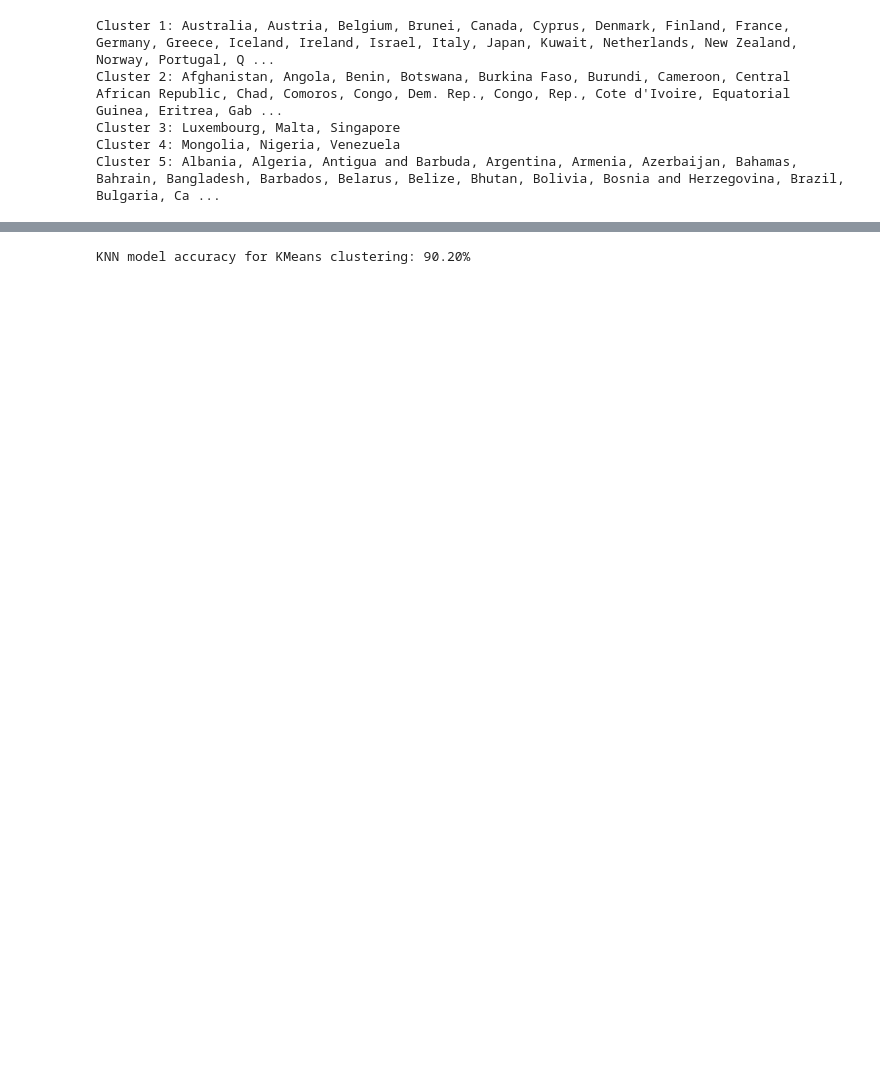
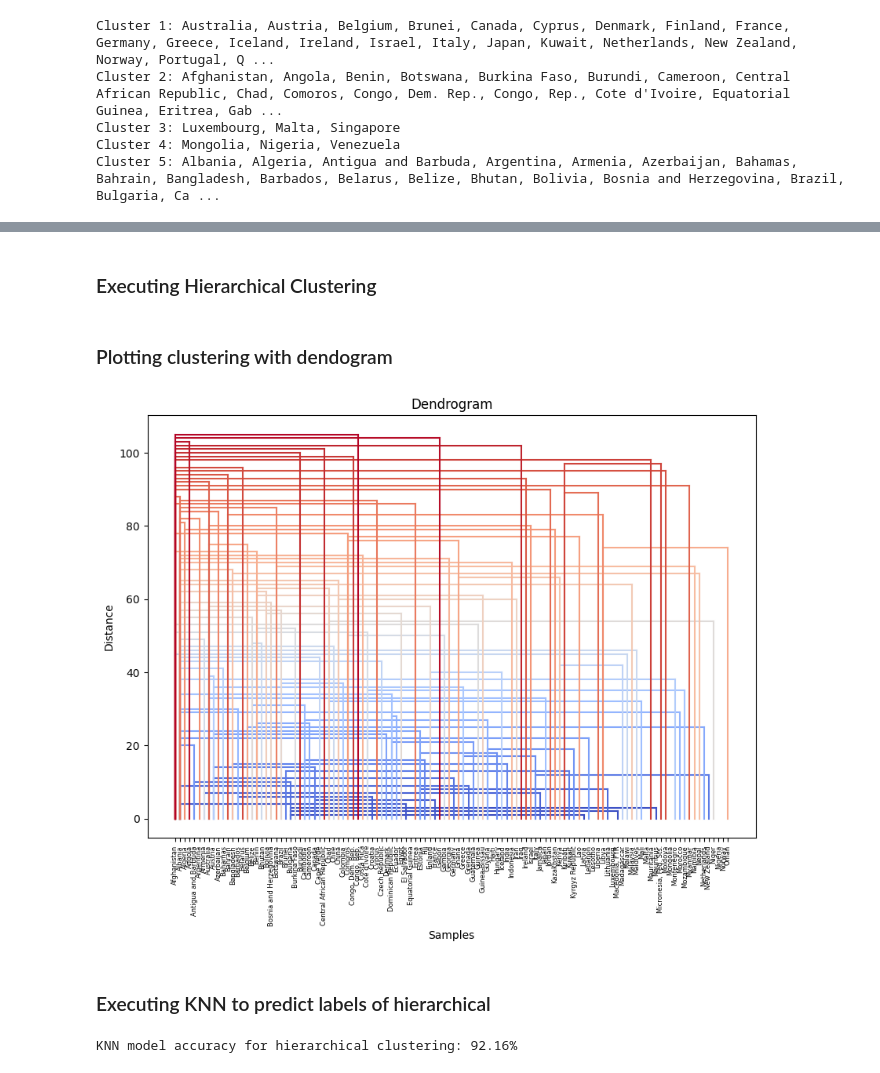
Before and after one commit to hexager/Clustering, a Jupyter notebook: ClusteringPlus.ipynb, the cells around one changed output, grey strips where cells are left out. Saved outputs shown, nothing was run; the diff lists cells and outputs as text; code cells hidden in the pictures; blank space fills up the shorter version.

```diff
--- a/ClusteringPlus.ipynb
+++ b/ClusteringPlus.ipynb
@@ -149,0 +338,11 @@ Cluster 5: Albania, Algeria, Antigua and Barbuda, Argentina, Armenia, Azerbaijan
+# %% [markdown]
+### Executing Hierarchical Clustering
+# %%
+hierarchical_clusterer = HierarchicalClustering(linkage='single', distance_threshold=2)
+linkage_history = hierarchical_clusterer.fit(data_proc)
+
+# The final cluster labels assigned after the clustering process
+final_labels = hierarchical_clusterer.final_labels
+linkage_history2 = hierarchical_clusterer.fit(X_train)
+# %% [markdown]
+### Plotting clustering with dendogram
@@ -150,3 +409,23 @@ Cluster 5: Albania, Algeria, Antigua and Barbuda, Argentina, Armenia, Azerbaijan
+# %%
+plot_dendrogram(linkage_history2, train_size, labels=countries[:train_size])
+# %% [output]
+[figure, added]
+# %% [markdown]
+### Executing KNN to predict labels of hierarchical
+# %%
+knn_hierarchical = KNearestNeighbourClustering(k=3)
+
+# Fit the KNN model using training data and hierarchical clustering labels
+knn_hierarchical.fit(X_train, final_labels[:train_size])
+
+# Predict labels for the test data
+predicted_labels = knn_hierarchical.predict(X_test)
+
+# Calculate accuracy by comparing predictions with test set labels
+accuracy = np.mean(predicted_labels == final_labels[train_size:])
+print(f"KNN model accuracy for hierarchical clustering: {accuracy * 100:.2f}%")
+# %% [output]
+KNN model accuracy for hierarchical clustering: 92.16%
 # %%
 def silhouette_score(X, labels):
     X = np.array(X)
@@ -195,8 +456,0 @@ class KNearestNeighbourClustering:
-# %%
-knn_kmeans = KNearestNeighbourClustering(k=3)
-knn_kmeans.fit(X_train, y_train)
-predicted_kmeans_labels = knn_kmeans.predict(X_test)
-accuracy = np.mean(predicted_kmeans_labels == y_test)
-print(f"KNN model accuracy for KMeans clustering: {accuracy * 100:.2f}%")
-# %% [output]
-KNN model accuracy for KMeans clustering: 90.20%
```
Also changed, not shown: parts of 28 cells of this notebook.
